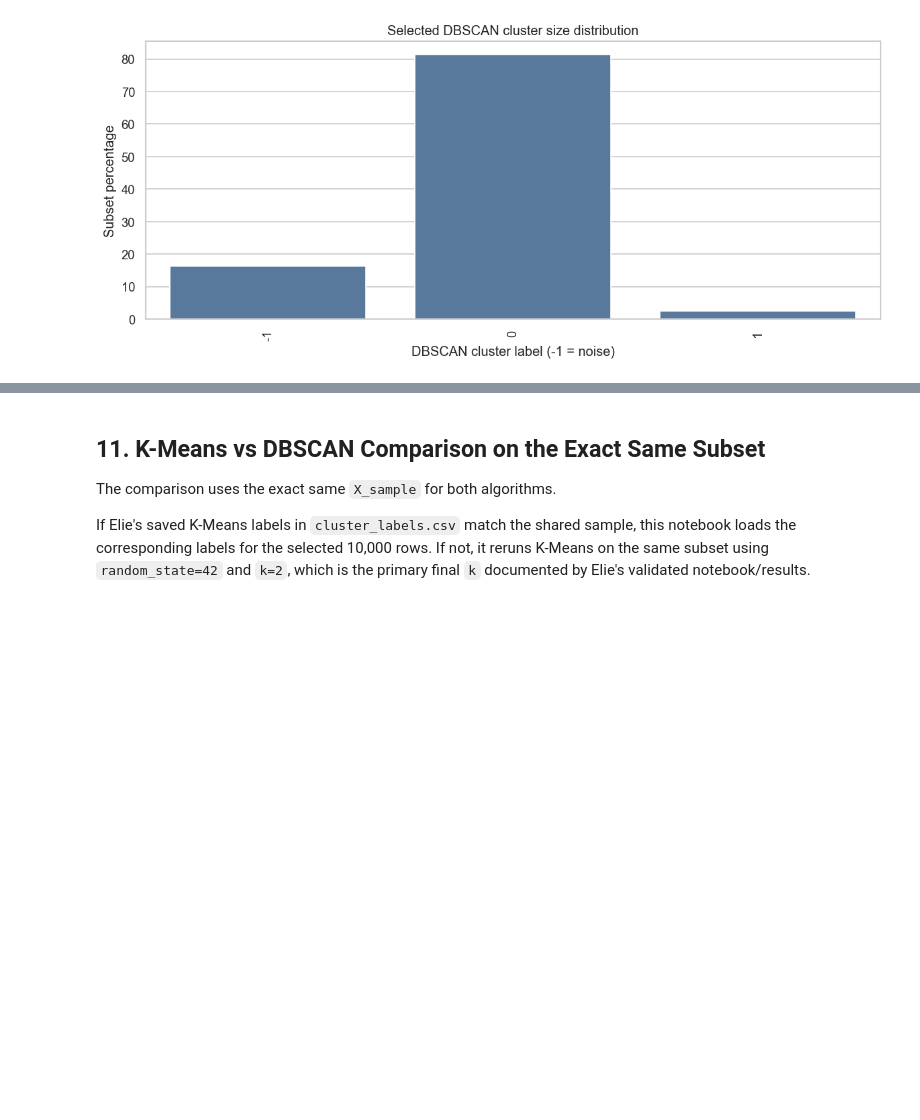
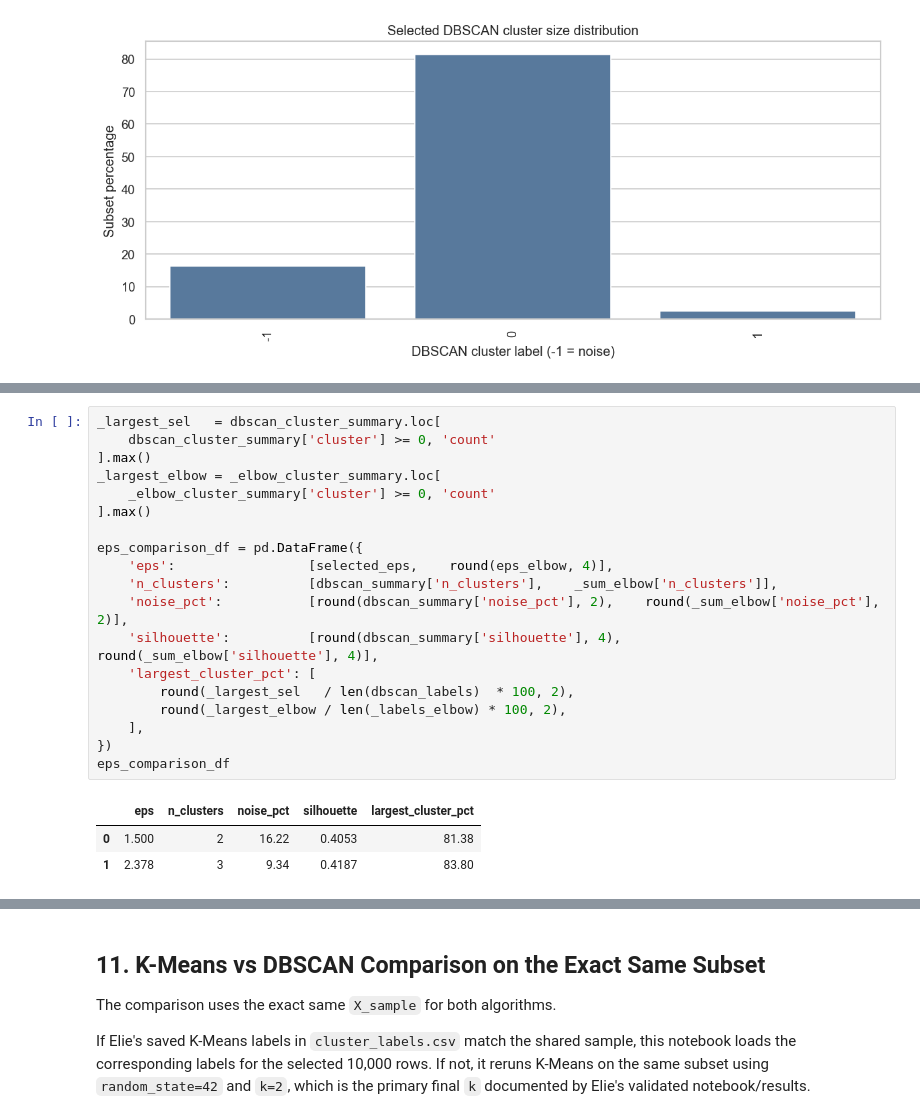
Before and after one commit to ouriouahba-crypto/nyc-pluto-clustering, a Jupyter notebook: notebooks/02_clustering/processing_and_clustering.ipynb, the cells around one changed output, grey strips where cells are left out. Drawn from its saved outputs; the diff is of its cells as text; blank space fills up the shorter version.

```diff
--- a/notebooks/02_clustering/processing_and_clustering.ipynb
+++ b/notebooks/02_clustering/processing_and_clustering.ipynb
@@ -1888,0 +2017,23 @@ plt.show()
+# %%
+_largest_sel   = dbscan_cluster_summary.loc[
+    dbscan_cluster_summary['cluster'] >= 0, 'count'
+].max()
+_largest_elbow = _elbow_cluster_summary.loc[
+    _elbow_cluster_summary['cluster'] >= 0, 'count'
+].max()
+
+eps_comparison_df = pd.DataFrame({
+    'eps':                 [selected_eps,    round(eps_elbow, 4)],
+    'n_clusters':          [dbscan_summary['n_clusters'],    _sum_elbow['n_clusters']],
+    'noise_pct':           [round(dbscan_summary['noise_pct'], 2),    round(_sum_elbow['noise_pct'], 2)],
+    'silhouette':          [round(dbscan_summary['silhouette'], 4),   round(_sum_elbow['silhouette'], 4)],
+    'largest_cluster_pct': [
+        round(_largest_sel   / len(dbscan_labels)  * 100, 2),
+        round(_largest_elbow / len(_labels_elbow) * 100, 2),
+    ],
+})
+eps_comparison_df
+# %% [output]
+|  | eps | n_clusters | noise_pct | silhouette | largest_cluster_pct |
+| 0 | 1.500 | 2 | 16.22 | 0.4053 | 81.38 |
+| 1 | 2.378 | 3 | 9.34 | 0.4187 | 83.80 |
```
Also changed, not shown: parts of 10 cells of this notebook, 1 other file.
